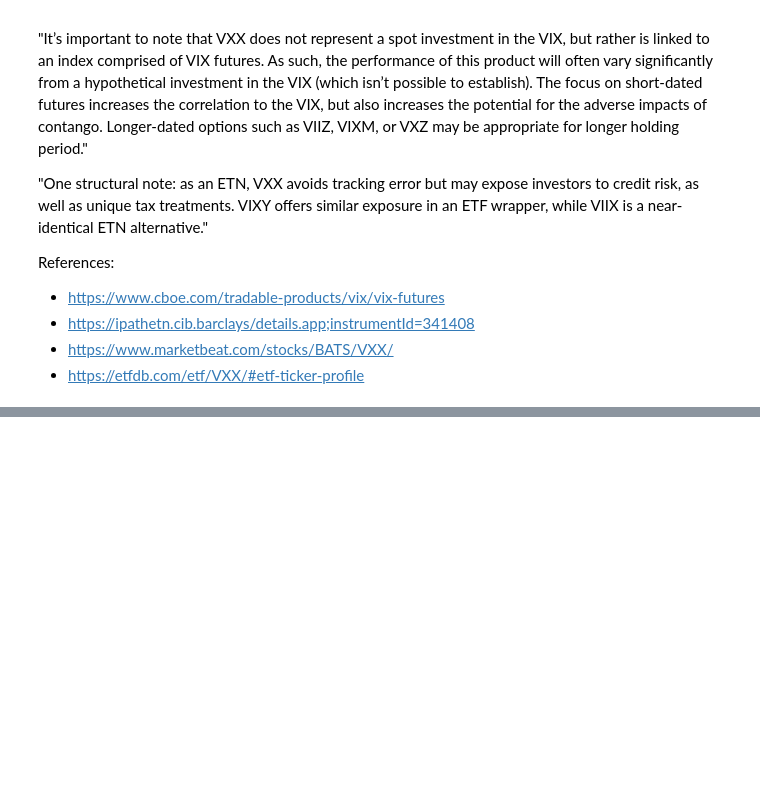
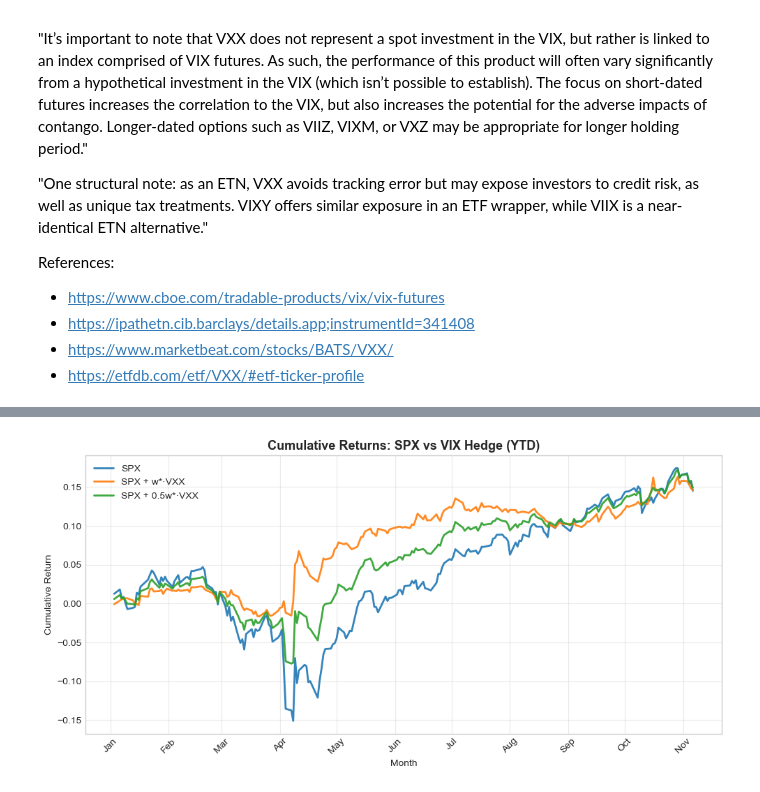
Before and after one commit to ahmer-cpu/vix-project, a Jupyter notebook: notebooks/05_hedging_portfolio.ipynb, the cells around one changed output, grey strips where cells are left out. Saved outputs shown, nothing was run; the diff lists cells and outputs as text; code cells hidden in the pictures; blank space fills up the shorter version.

```diff
--- a/notebooks/05_hedging_portfolio.ipynb
+++ b/notebooks/05_hedging_portfolio.ipynb
@@ -24,0 +228,20 @@ References:
+# %%
+os.makedirs("../reports/figures", exist_ok=True)
+
+fig, ax = plt.subplots(figsize=(10,5))
+ax.plot(cum["Date"], cum["SPX"],               label="SPX",              lw=2, alpha=0.9)
+ax.plot(cum["Date"], cum["SPX + w*·VXX"],      label="SPX + w*·VXX",     lw=2, alpha=0.9)
+ax.plot(cum["Date"], cum["SPX + 0.5w*·VXX"],   label="SPX + 0.5w*·VXX",  lw=2, alpha=0.9)
+
+year = ret["Date"].min().year
+ticks = pd.date_range(start=f"{year}-01-01", end=ret["Date"].max(), freq="MS")
+ax.set_xticks(ticks); ax.set_xticklabels(ticks.strftime("%b"), rotation=45)
+
+ax.set_title("Cumulative Returns: SPX vs VIX Hedge (YTD)", fontsize=13, weight="bold")
+ax.set_xlabel("Month"); ax.set_ylabel("Cumulative Return")
+ax.grid(alpha=0.4); ax.legend(frameon=False, loc="best")
+plt.tight_layout()
+plt.savefig("../reports/figures/hedge_cum_returns_static.png", dpi=300, bbox_inches="tight")
+plt.show()
+# %% [output]
+[figure, added]
```
Also changed, not shown: parts of 21 cells of this notebook, 6 other files.
